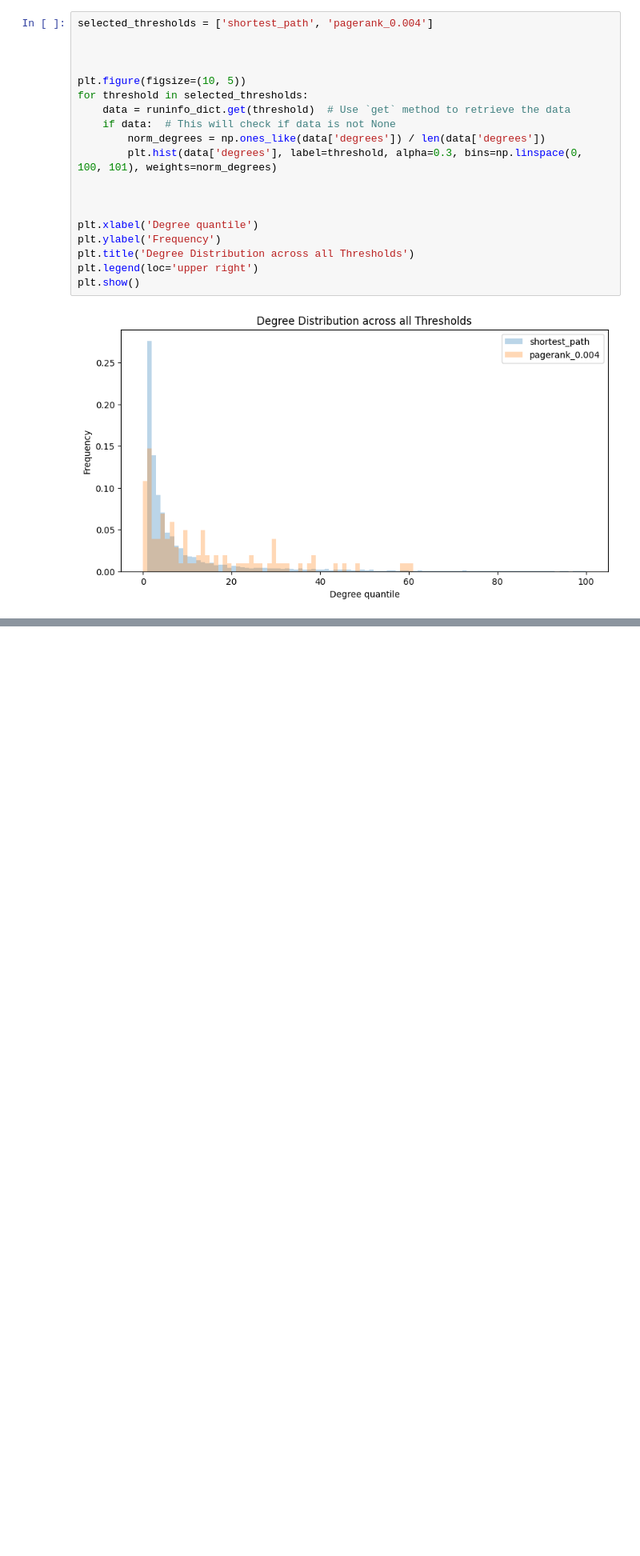
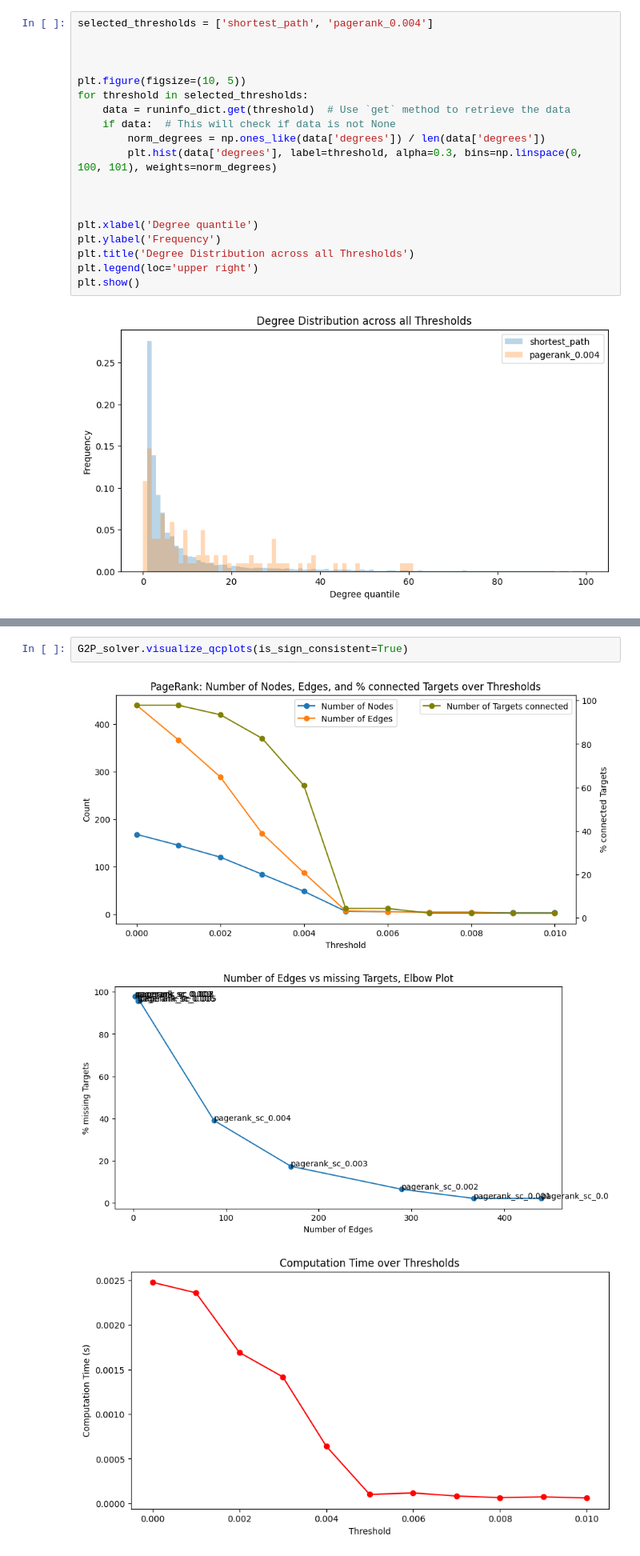
Before and after one commit to saezlab/uptown, a Jupyter notebook: data_applications.ipynb, the cells around one changed output, grey strips where cells are left out. Shown: that part at 80% size. Saved outputs shown, nothing was run; the diff lists cells and outputs as text; blank space fills up the shorter version.

```diff
--- a/data_applications.ipynb
+++ b/data_applications.ipynb
@@ -347,0 +522,6 @@ plt.show()
+# %%
+G2P_solver.visualize_qcplots(is_sign_consistent=True)
+# %% [output]
+[figure, added]
+[figure, added]
+[figure, added]
```
Also changed, not shown: parts of 22 cells of this notebook, 3 other files.
